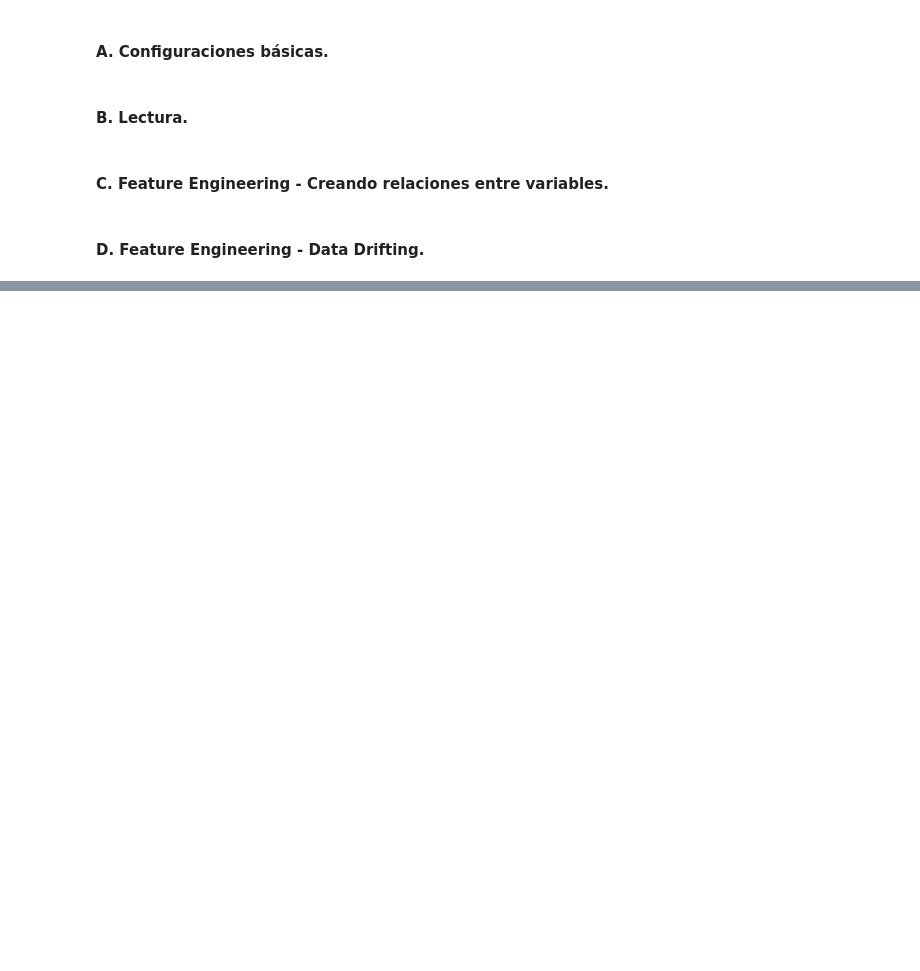
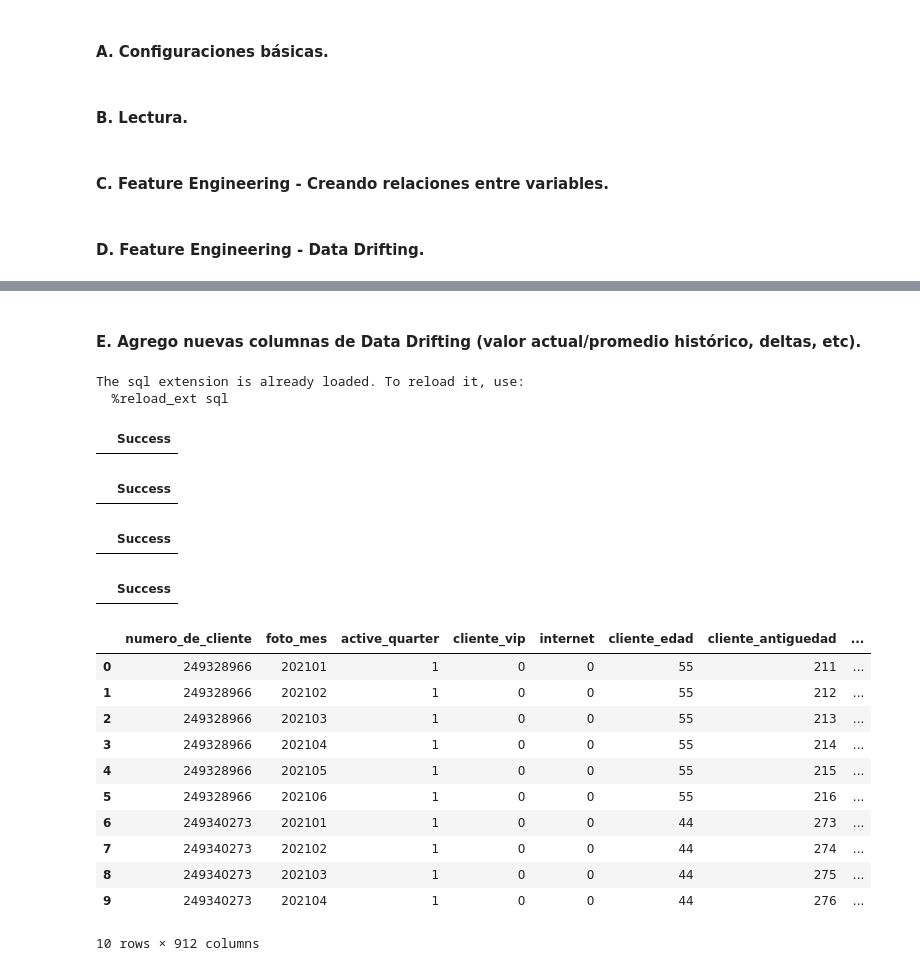
Before and after one commit to IanLink95/dmeyf2024, a Jupyter notebook: src/monday/z501_Feature_Engineering_en_SQL.ipynb, the cells around one changed output, grey strips where cells are left out. Cells and saved outputs as stored; diff of their text form; code cells hidden in the pictures; blank space fills up the shorter version.

```diff
--- a/src/monday/z501_Feature_Engineering_en_SQL.ipynb
+++ b/src/monday/z501_Feature_Engineering_en_SQL.ipynb
@@ -675,0 +1238,44 @@ Successfully submitted to DMEyF 2024 Primera
+# %% [markdown]
+#### E. Agrego nuevas columnas de Data Drifting (valor actual/promedio histórico, deltas, etc).
+# %%
+# Librerias.
+import duckdb
+import pandas as pd
+
+# Configuración de jupysql.
+%load_ext sql
+%config SqlMagic.autopandas = True
+%config SqlMagic.feedback = False
+%config SqlMagic.displaycon = False
+
+# Conexión a DuckDB.
+%sql duckdb:///:memory:
+
+# Datasets.
+dataset_path = 'C:/Users/c678456/Desktop/Ian/Maestría/Especializacion/2do_cuatrimestre/DMEyF/datasets/'
+dataset_file = 'competencia_01_fe_drifting_menos_2.csv'
+# %% [output]
+The sql extension is already loaded. To reload it, use:
+  %reload_ext sql
+# %%
+%%sql
+create or replace table competencia_01 as
+select
+    *
+from read_csv_auto("{{dataset_path + dataset_file}}")
+# %% [output]
+|  | Success |
+# %%
+%%sql
+CREATE OR REPLACE MACRO suma_sin_null(a, b) AS ifnull(a, 0) + ifnull(b, 0);
+# %% [output]
+|  | Success |
+# %%
+%%sql
+CREATE OR REPLACE MACRO division_segura(a, b) AS
+    CASE
+        WHEN ifnull(b, 0) = 0 THEN NULL
+        ELSE ifnull(a, 0) / ifnull(b, 1)
+    END;
+# %% [output]
+|  | Success |
@@ -675,0 +1474,27 @@ Successfully submitted to DMEyF 2024 Primera
+# %%
+%%sql
+create or replace table competencia_01_sumas_drifting as
+select *
+  {{nuevos_features}}
+from competencia_01
+window ventana_hist as (partition by numero_de_cliente order by foto_mes rows between 2 preceding and current row);
+# %% [output]
+|  | Success |
+# %%
+%%sql
+SELECT *
+FROM competencia_01_sumas_drifting
+LIMIT 10;
+# %% [output]
+|  | numero_de_cliente | foto_mes | active_quarter | cliente_vip | internet | cliente_edad | cliente_antiguedad | ... |
+| 0 | 249328966 | 202101 | 1 | 0 | 0 | 55 | 211 | ... |
+| 1 | 249328966 | 202102 | 1 | 0 | 0 | 55 | 212 | ... |
+| 2 | 249328966 | 202103 | 1 | 0 | 0 | 55 | 213 | ... |
+| 3 | 249328966 | 202104 | 1 | 0 | 0 | 55 | 214 | ... |
+| 4 | 249328966 | 202105 | 1 | 0 | 0 | 55 | 215 | ... |
+| 5 | 249328966 | 202106 | 1 | 0 | 0 | 55 | 216 | ... |
+| 6 | 249340273 | 202101 | 1 | 0 | 0 | 44 | 273 | ... |
+| 7 | 249340273 | 202102 | 1 | 0 | 0 | 44 | 274 | ... |
+| 8 | 249340273 | 202103 | 1 | 0 | 0 | 44 | 275 | ... |
+| 9 | 249340273 | 202104 | 1 | 0 | 0 | 44 | 276 | ... |
+10 rows × 912 columns
```
Also changed, not shown: parts of 94 cells of this notebook, 3 other files.
